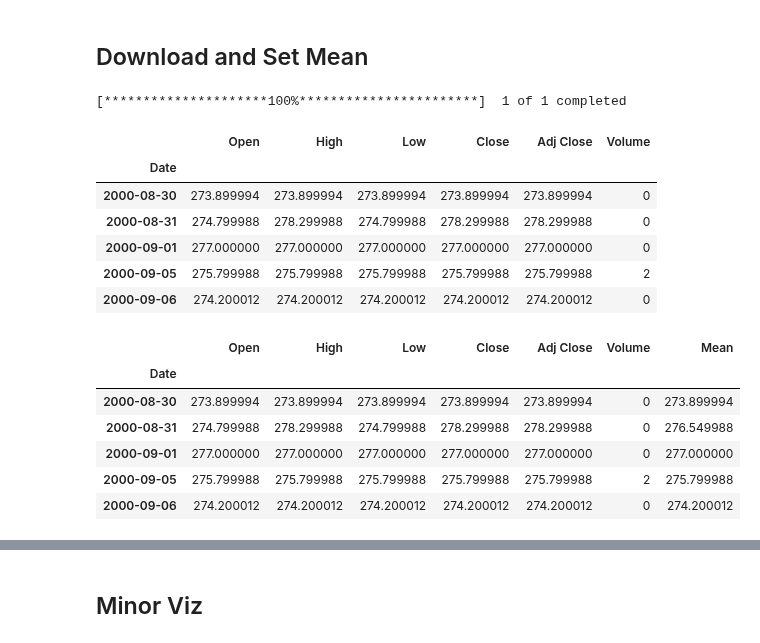
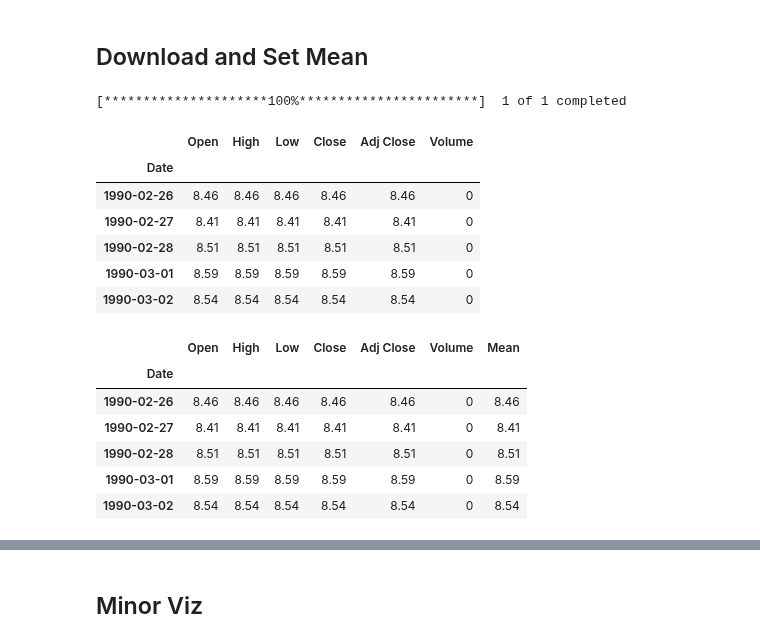
Before and after one commit to SOL1archive/Fin-Data-Denoising, a Jupyter notebook: yahoo-fin-load.ipynb, the cells around one changed output, grey strips where cells are left out. Drawn from its saved outputs; the diff is of its cells as text; code cells hidden in the pictures.

```diff
--- a/yahoo-fin-load.ipynb
+++ b/yahoo-fin-load.ipynb
@@ -7,31 +7,31 @@ from yahoo_fin_api import load_df
 ## Download and Set Mean
 # %%
 df =  yf.download(
-    tickers="GC=F",
+    tickers="^TNX",
     start="1990-02-24",
     end="2023-02-24",
     interval="1d"
     )
 # including Dot-com Bubble (1995-2001), Great Recession(2008-2011), Great Lockdown(2020-2023)
 
 df.head()
 # %% [output]
 [*********************100%***********************]  1 of 1 completed
 |  | Open | High | Low | Close | Adj Close | Volume |
 | Date |  |  |  |  |  |  |
-| 2000-08-30 | 273.899994 | 273.899994 | 273.899994 | 273.899994 | 273.899994 | 0 |
-| 2000-08-31 | 274.799988 | 278.299988 | 274.799988 | 278.299988 | 278.299988 | 0 |
-| 2000-09-01 | 277.000000 | 277.000000 | 277.000000 | 277.000000 | 277.000000 | 0 |
-| 2000-09-05 | 275.799988 | 275.799988 | 275.799988 | 275.799988 | 275.799988 | 2 |
-| 2000-09-06 | 274.200012 | 274.200012 | 274.200012 | 274.200012 | 274.200012 | 0 |
+| 1990-02-26 | 8.46 | 8.46 | 8.46 | 8.46 | 8.46 | 0 |
+| 1990-02-27 | 8.41 | 8.41 | 8.41 | 8.41 | 8.41 | 0 |
+| 1990-02-28 | 8.51 | 8.51 | 8.51 | 8.51 | 8.51 | 0 |
+| 1990-03-01 | 8.59 | 8.59 | 8.59 | 8.59 | 8.59 | 0 |
+| 1990-03-02 | 8.54 | 8.54 | 8.54 | 8.54 | 8.54 | 0 |
 # %%
 df['Mean'] = df[['Open', 'High', 'Low', 'Close']].mean(axis=1)
 df.head()
 # %% [output]
 |  | Open | High | Low | Close | Adj Close | Volume | Mean |
 | Date |  |  |  |  |  |  |  |
-| 2000-08-30 | 273.899994 | 273.899994 | 273.899994 | 273.899994 | 273.899994 | 0 | 273.899994 |
-| 2000-08-31 | 274.799988 | 278.299988 | 274.799988 | 278.299988 | 278.299988 | 0 | 276.549988 |
-| 2000-09-01 | 277.000000 | 277.000000 | 277.000000 | 277.000000 | 277.000000 | 0 | 277.000000 |
-| 2000-09-05 | 275.799988 | 275.799988 | 275.799988 | 275.799988 | 275.799988 | 2 | 275.799988 |
-| 2000-09-06 | 274.200012 | 274.200012 | 274.200012 | 274.200012 | 274.200012 | 0 | 274.200012 |
+| 1990-02-26 | 8.46 | 8.46 | 8.46 | 8.46 | 8.46 | 0 | 8.46 |
+| 1990-02-27 | 8.41 | 8.41 | 8.41 | 8.41 | 8.41 | 0 | 8.41 |
+| 1990-02-28 | 8.51 | 8.51 | 8.51 | 8.51 | 8.51 | 0 | 8.51 |
+| 1990-03-01 | 8.59 | 8.59 | 8.59 | 8.59 | 8.59 | 0 | 8.59 |
+| 1990-03-02 | 8.54 | 8.54 | 8.54 | 8.54 | 8.54 | 0 | 8.54 |
```
Also changed, not shown: parts of 4 cells of this notebook.
